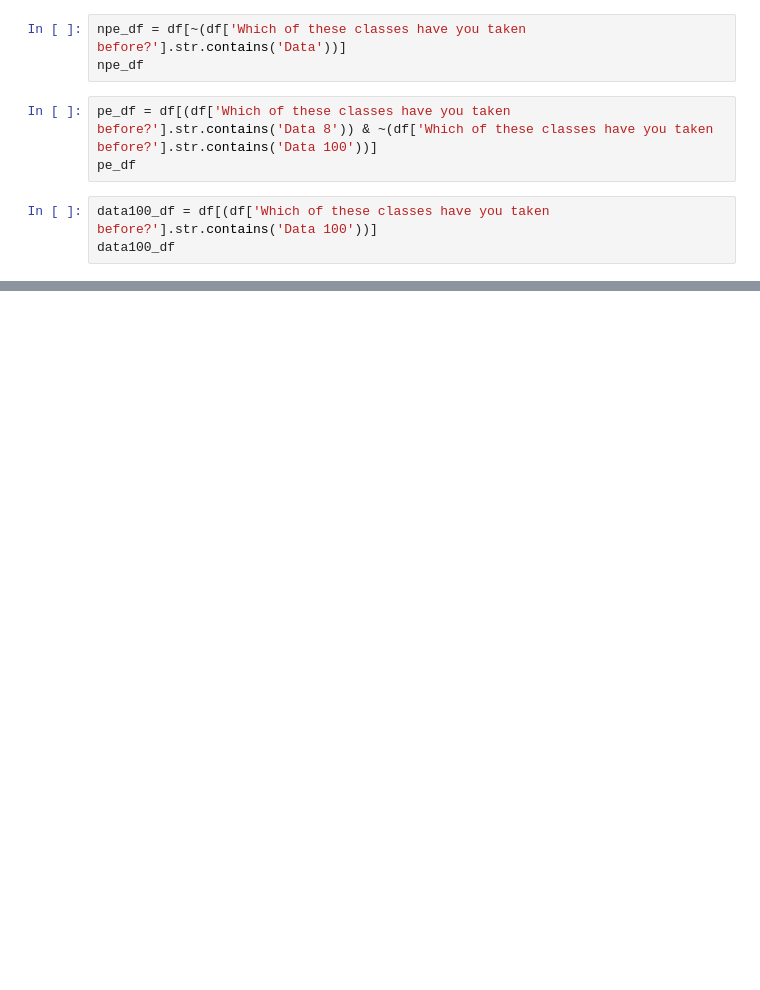
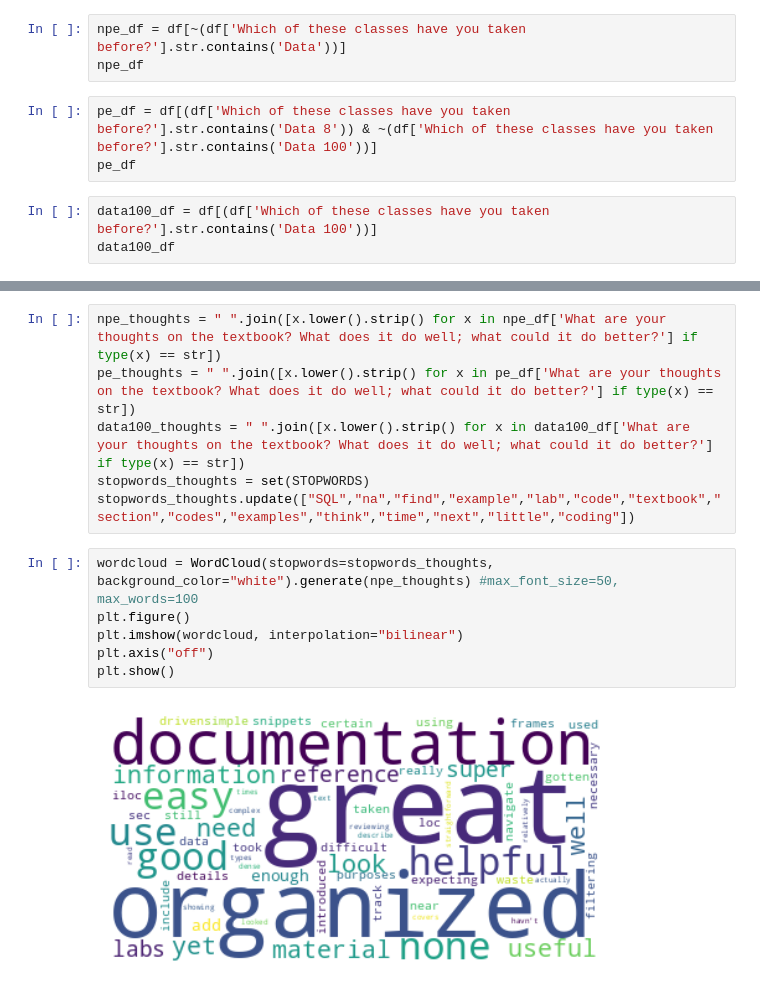
Before and after one commit to rohanjha123/data-h195, a Jupyter notebook: analysis/Labs_Feedback.ipynb, the cells around one changed output, grey strips where cells are left out. Cells and saved outputs as stored; diff of their text form; blank space fills up the shorter version.

```diff
--- a/analysis/Labs_Feedback.ipynb
+++ b/analysis/Labs_Feedback.ipynb
@@ -65,0 +163,14 @@ for i in range(3):
+# %%
+npe_thoughts = " ".join([x.lower().strip() for x in npe_df['What are your thoughts on the textbook? What does it do well; what could it do better?'] if type(x) == str])
+pe_thoughts = " ".join([x.lower().strip() for x in pe_df['What are your thoughts on the textbook? What does it do well; what could it do better?'] if type(x) == str])
+data100_thoughts = " ".join([x.lower().strip() for x in data100_df['What are your thoughts on the textbook? What does it do well; what could it do better?'] if type(x) == str])
+stopwords_thoughts = set(STOPWORDS)
+stopwords_thoughts.update(["SQL","na","find","example","lab","code","textbook","section","codes","examples","think","time","next","little","coding"])
+# %%
+wordcloud = WordCloud(stopwords=stopwords_thoughts, background_color="white").generate(npe_thoughts) #max_font_size=50, max_words=100
+plt.figure()
+plt.imshow(wordcloud, interpolation="bilinear")
+plt.axis("off")
+plt.show()
+# %% [output]
+[figure, added]
```
Also changed, not shown: parts of 18 cells of this notebook, 4 other files.
